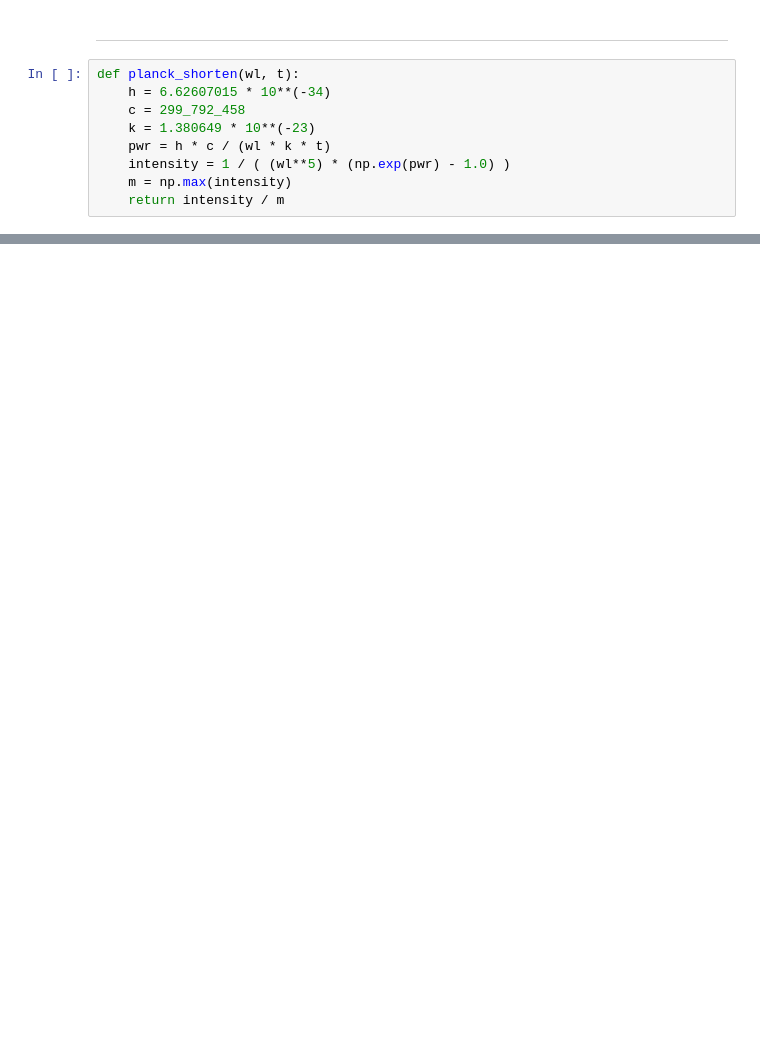
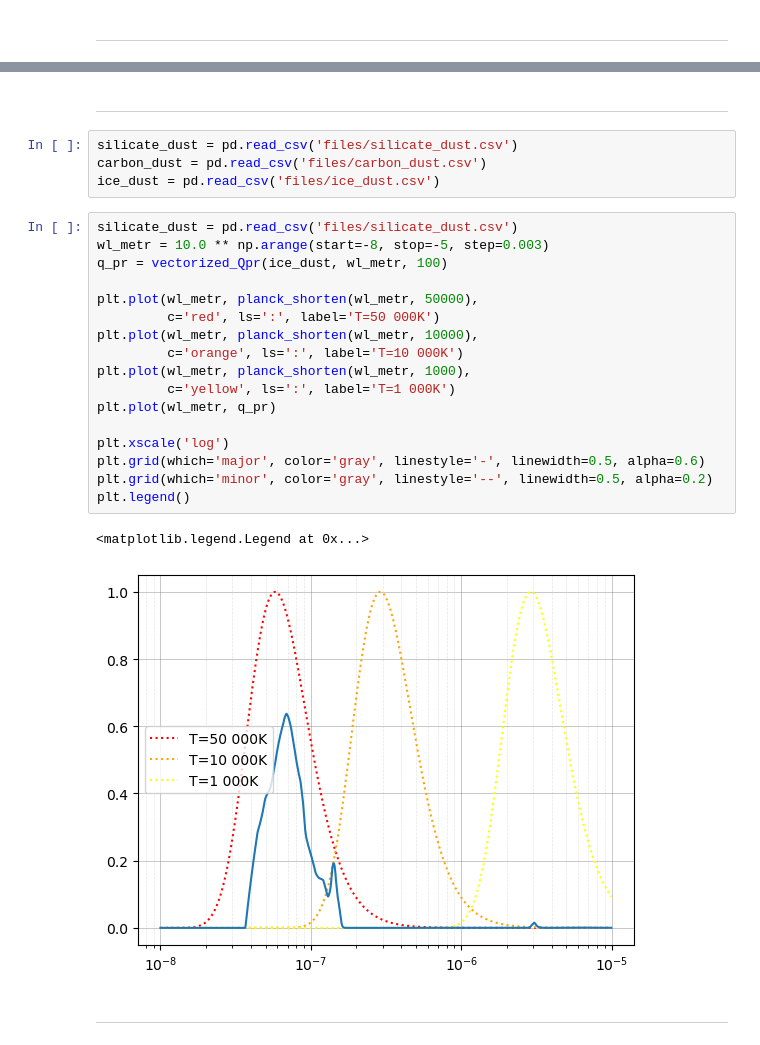
Before and after one commit to DenisPur/HomeWork-Mie-scattering, a Jupyter notebook: main.ipynb, the cells around one changed output, grey strips where cells are left out. Saved outputs shown, nothing was run; the diff lists cells and outputs as text; blank space fills up the shorter version.

```diff
--- a/main.ipynb
+++ b/main.ipynb
@@ -65,11 +43,2 @@ plot_nk('files/silicate_dust.csv')
 # %% [markdown]
 ---
-# %%
-def planck_shorten(wl, t):
-    h = 6.62607015 * 10**(-34)
-    c = 299_792_458
-    k = 1.380649 * 10**(-23)
-    pwr = h * c / (wl * k * t)
-    intensity = 1 / ( (wl**5) * (np.exp(pwr) - 1.0) )
-    m = np.max(intensity)
-    return intensity / m
@@ -85,0 +85,28 @@ plt.xscale('log')
+# %% [markdown]
+---
+# %%
+silicate_dust = pd.read_csv('files/silicate_dust.csv')
+carbon_dust = pd.read_csv('files/carbon_dust.csv')
+ice_dust = pd.read_csv('files/ice_dust.csv')
+# %%
+silicate_dust = pd.read_csv('files/silicate_dust.csv')
+wl_metr = 10.0 ** np.arange(start=-8, stop=-5, step=0.003)
+q_pr = vectorized_Qpr(ice_dust, wl_metr, 100)
+
+plt.plot(wl_metr, planck_shorten(wl_metr, 50000),
+         c='red', ls=':', label='T=50 000K')
+plt.plot(wl_metr, planck_shorten(wl_metr, 10000),
+         c='orange', ls=':', label='T=10 000K')
+plt.plot(wl_metr, planck_shorten(wl_metr, 1000),
+         c='yellow', ls=':', label='T=1 000K')
+plt.plot(wl_metr, q_pr)
+
+plt.xscale('log')
+plt.grid(which='major', color='gray', linestyle='-', linewidth=0.5, alpha=0.6)
+plt.grid(which='minor', color='gray', linestyle='--', linewidth=0.5, alpha=0.2)
+plt.legend()
+# %% [output]
+<matplotlib.legend.Legend at 0x...>
+[figure, added]
+# %% [markdown]
+---
```
Also changed, not shown: parts of 22 cells of this notebook, 20 other files.
